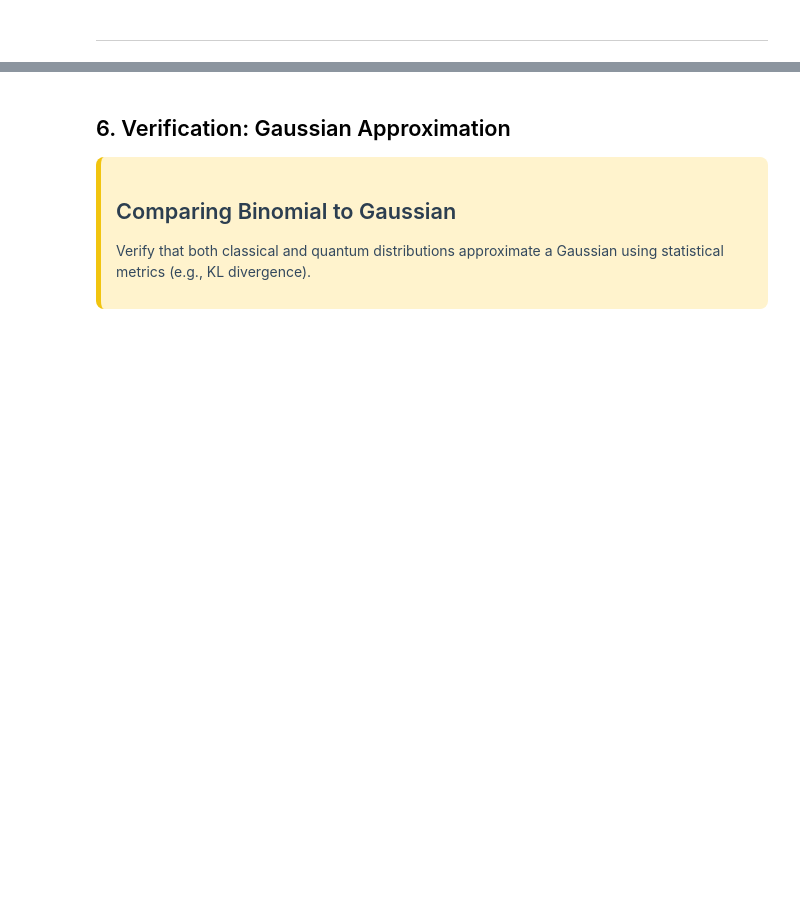
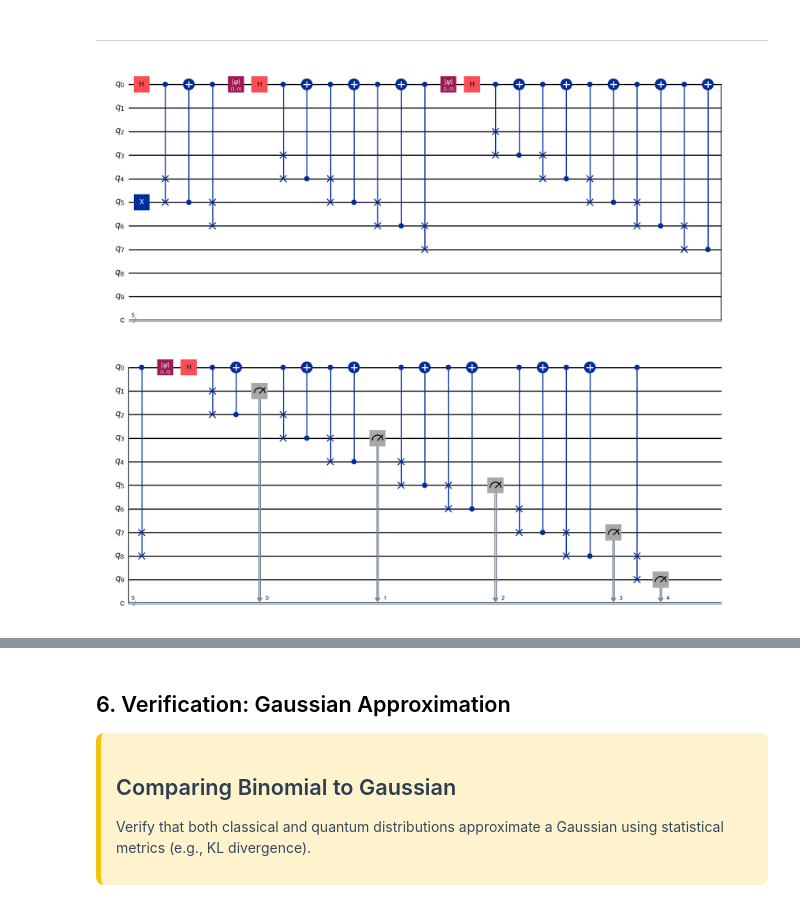
Before and after one commit to JerisonP/QuantumGaltonBoard2025, a Jupyter notebook: task_2/quantum_galton.ipynb, the cells around one changed output, grey strips where cells are left out. Saved outputs shown, nothing was run; the diff lists cells and outputs as text; code cells hidden in the pictures; blank space fills up the shorter version.

```diff
--- a/task_2/quantum_galton.ipynb
+++ b/task_2/quantum_galton.ipynb
@@ -190,2 +284,51 @@ print(f"Classical runtime: {classical_time:.4f} seconds")
 # %% [markdown]
 ---
+# %%
+# test for n layers
+# classical information
+layers = 4
+bins = layers + 1
+
+# quantum circuit set up
+n_qubits = (2*layers + 1) + 1
+n_bits = bins
+
+peg_circuit = QuantumCircuit(n_qubits,n_bits)
+
+# define useful concepts
+ancilla = 0
+ball = bins
+
+state_0 = [1,0]
+
+def pegs(layer, qc):
+
+    if(layer != 1):
+        qc.initialize(state_0,ancilla)
+        qc.h(ancilla)
+    else:
+        qc.h(ancilla)
+        qc.x(ball)
+
+    for j in range(0, (2*layer - 1)):
+        base = ball - layer + j
+        qc.cswap(ancilla, base, base + 1)
+        qc.cx(base + 1, ancilla)
+
+    base = ball + layer
+    peg_circuit.cswap(ancilla, base - 1, base)
+
+
+i = 1
+
+while (i <= layers):
+    pegs(i, peg_circuit)
+    i = i + 1
+
+
+for i in range(bins):
+    peg_circuit.measure((2*i + 1), i)
+
+peg_circuit.draw(output='mpl')
+# %% [output]
+[figure, added]
```
Also changed, not shown: parts of 9 cells of this notebook.
